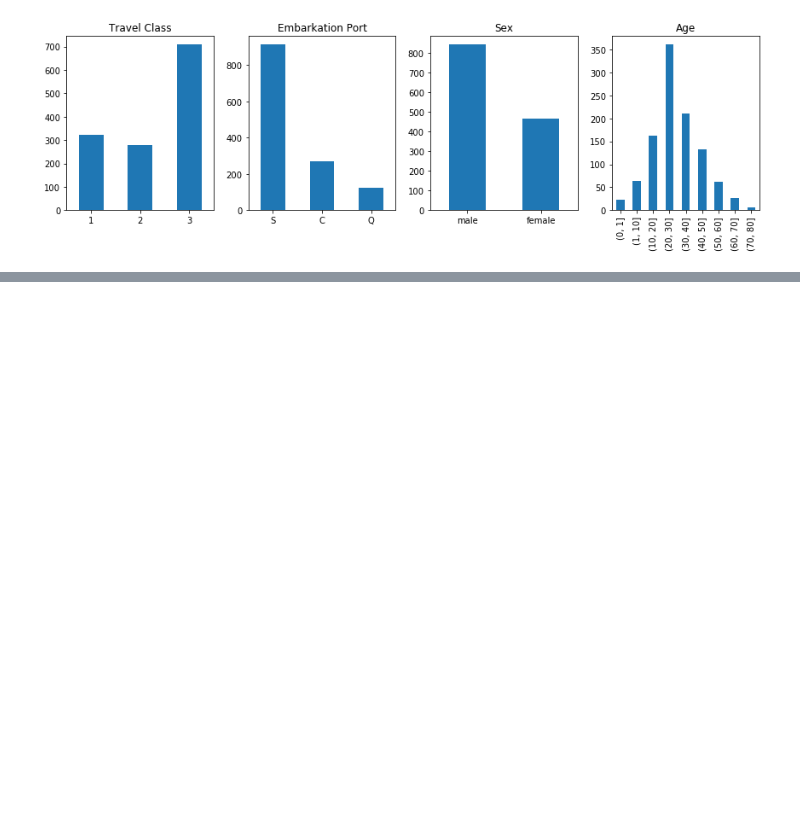
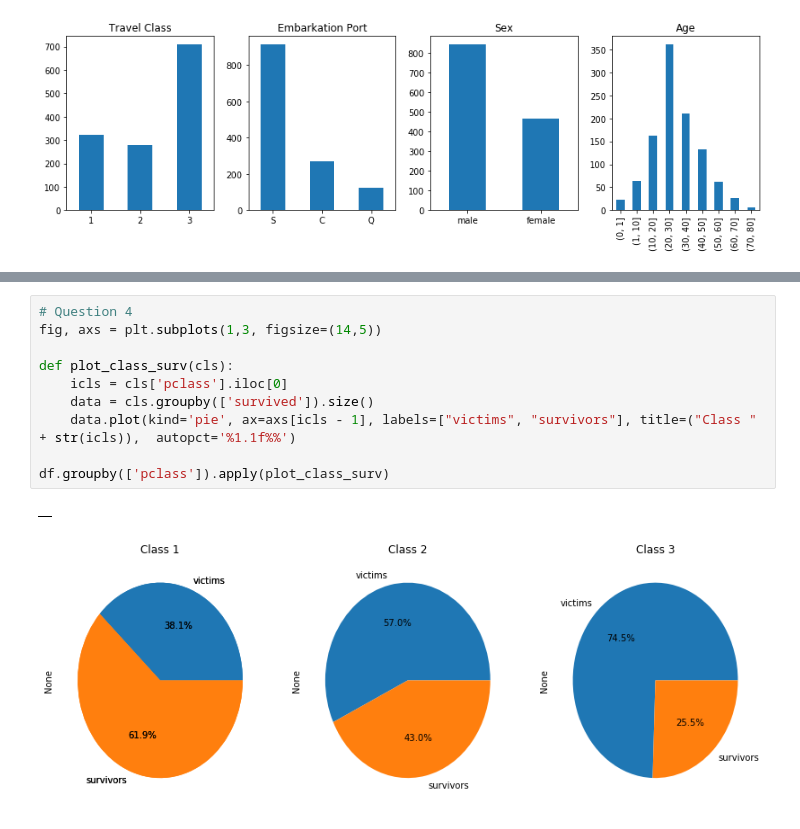
Before and after one commit to pmichele/ADA-Group, a Jupyter notebook: Michele/01 - Pandas and Data Wrangling/Homework 1.ipynb, the cells around one changed output, grey strips where cells are left out. Drawn from its saved outputs; the diff is of its cells as text; blank space fills up the shorter version.

Commit message:
Question 4 & 5 Task 3

```diff
--- a/Michele/01 - Pandas and Data Wrangling/Homework 1.ipynb
+++ b/Michele/01 - Pandas and Data Wrangling/Homework 1.ipynb
@@ -317 +327,14 @@ p_per_floor.plot(kind='pie', ax=ax, title="Passengers per Floor",  autopct='%1.1
 [figure]
+# %%
+# Question 4
+fig, axs = plt.subplots(1,3, figsize=(14,5))
+
+def plot_class_surv(cls):
+    icls = cls['pclass'].iloc[0]
+    data = cls.groupby(['survived']).size()
+    data.plot(kind='pie', ax=axs[icls - 1], labels=["victims", "survivors"], title=("Class " + str(icls)),  autopct='%1.1f%%')
+
+df.groupby(['pclass']).apply(plot_class_surv)
+# %% [output]
+|  |
+[figure, added]
```
Also changed, not shown: parts of 2 cells of this notebook, 1 other file.
